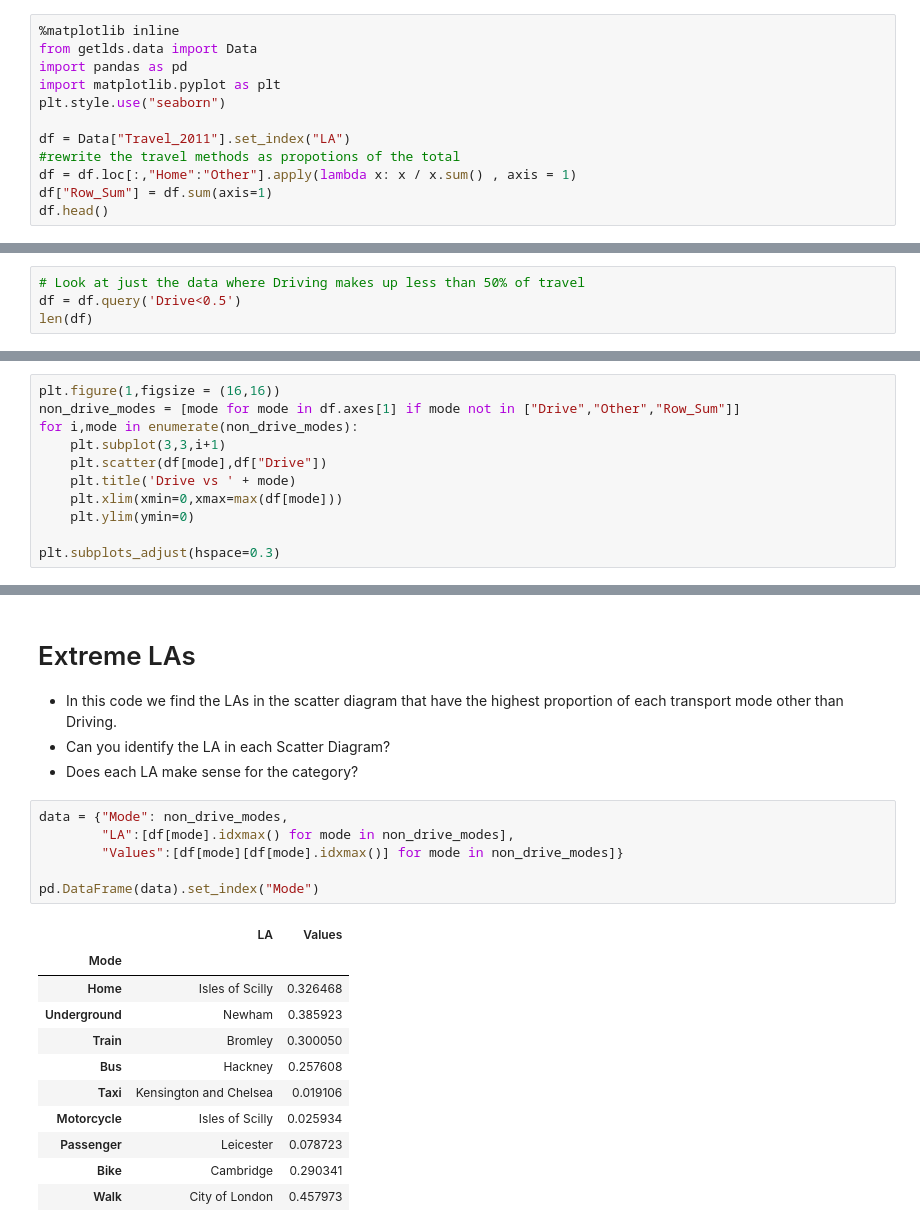
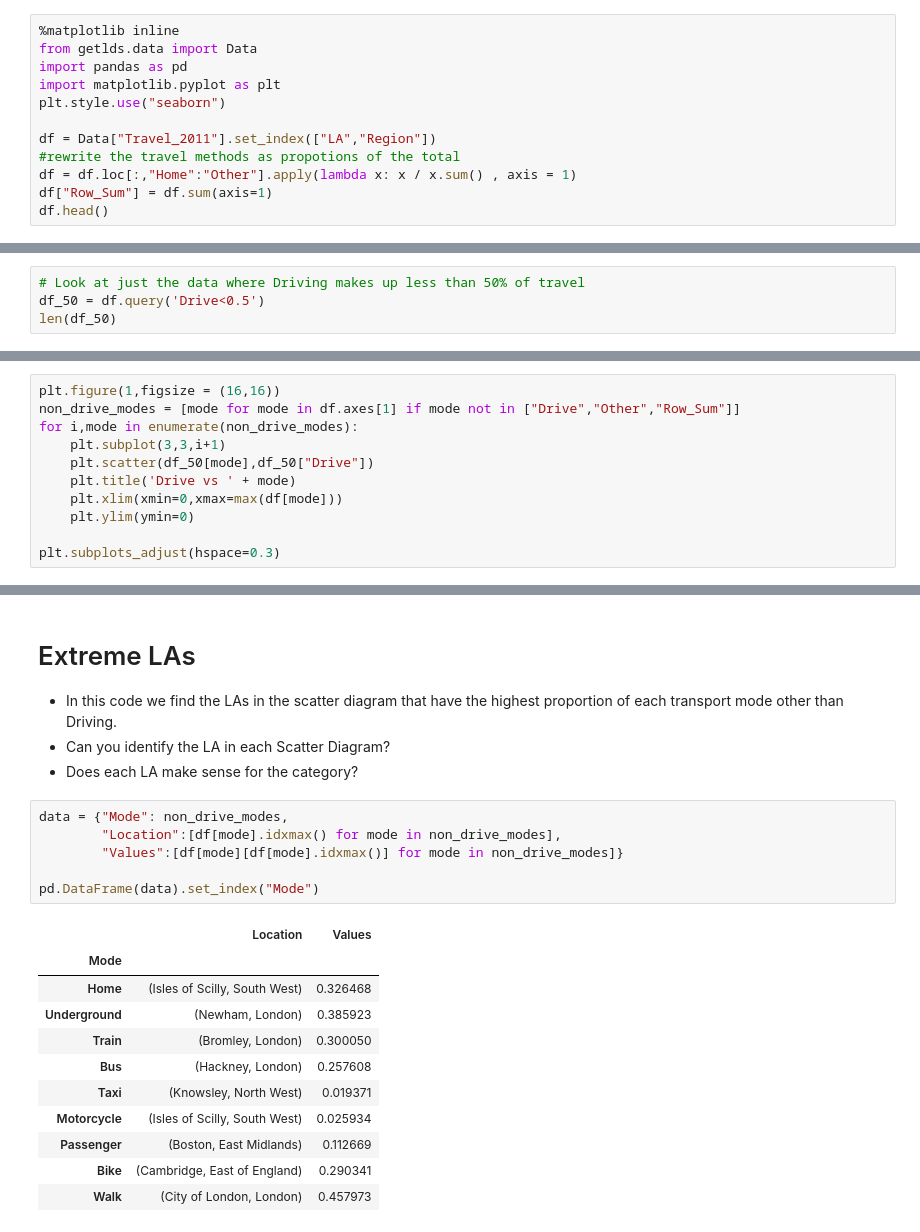
Before and after one commit to mrcork/OCR_LDS, a Jupyter notebook: Drive_vs.ipynb, the cells around one changed output, grey strips where cells are left out. Cells and saved outputs as stored; diff of their text form.

```diff
--- a/Drive_vs.ipynb
+++ b/Drive_vs.ipynb
@@ -15,7 +15,7 @@ import pandas as pd
 import matplotlib.pyplot as plt
 plt.style.use("seaborn")
 
-df = Data["Travel_2011"].set_index("LA")
+df = Data["Travel_2011"].set_index(["LA","Region"])
 #rewrite the travel methods as propotions of the total
 df = df.loc[:,"Home":"Other"].apply(lambda x: x / x.sum() , axis = 1)
 df["Row_Sum"] = df.sum(axis=1)
@@ -33,8 +33,8 @@ df.head()
 ### Notice that we now only have 52 LAs
 # %%
 # Look at just the data where Driving makes up less than 50% of travel
-df = df.query('Drive<0.5')
-len(df)
+df_50 = df.query('Drive<0.5')
+len(df_50)
 # %% [output]
 52
 # %% [markdown]
@@ -50,7 +50,7 @@ plt.figure(1,figsize = (16,16))
 non_drive_modes = [mode for mode in df.axes[1] if mode not in ["Drive","Other","Row_Sum"]]
 for i,mode in enumerate(non_drive_modes):
     plt.subplot(3,3,i+1)
-    plt.scatter(df[mode],df["Drive"])
+    plt.scatter(df_50[mode],df_50["Drive"])
     plt.title('Drive vs ' + mode)
     plt.xlim(xmin=0,xmax=max(df[mode]))
     plt.ylim(ymin=0)
@@ -65,19 +65,19 @@ plt.subplots_adjust(hspace=0.3)
 * Does each LA make sense for the category?
 # %%
 data = {"Mode": non_drive_modes,
-        "LA":[df[mode].idxmax() for mode in non_drive_modes],
+        "Location":[df[mode].idxmax() for mode in non_drive_modes],
         "Values":[df[mode][df[mode].idxmax()] for mode in non_drive_modes]}
 
 pd.DataFrame(data).set_index("Mode")
 # %% [output]
-|  | LA | Values |
+|  | Location | Values |
 | Mode |  |  |
-| Home | Isles of Scilly | 0.326468 |
-| Underground | Newham | 0.385923 |
-| Train | Bromley | 0.300050 |
-| Bus | Hackney | 0.257608 |
-| Taxi | Kensington and Chelsea | 0.019106 |
-| Motorcycle | Isles of Scilly | 0.025934 |
-| Passenger | Leicester | 0.078723 |
-| Bike | Cambridge | 0.290341 |
-| Walk | City of London | 0.457973 |
+| Home | (Isles of Scilly, South West) | 0.326468 |
+| Underground | (Newham, London) | 0.385923 |
+| Train | (Bromley, London) | 0.300050 |
+| Bus | (Hackney, London) | 0.257608 |
+| Taxi | (Knowsley, North West) | 0.019371 |
+| Motorcycle | (Isles of Scilly, South West) | 0.025934 |
+| Passenger | (Boston, East Midlands) | 0.112669 |
+| Bike | (Cambridge, East of England) | 0.290341 |
+| Walk | (City of London, London) | 0.457973 |
```
Also changed, not shown: parts of 10 cells of this notebook.
